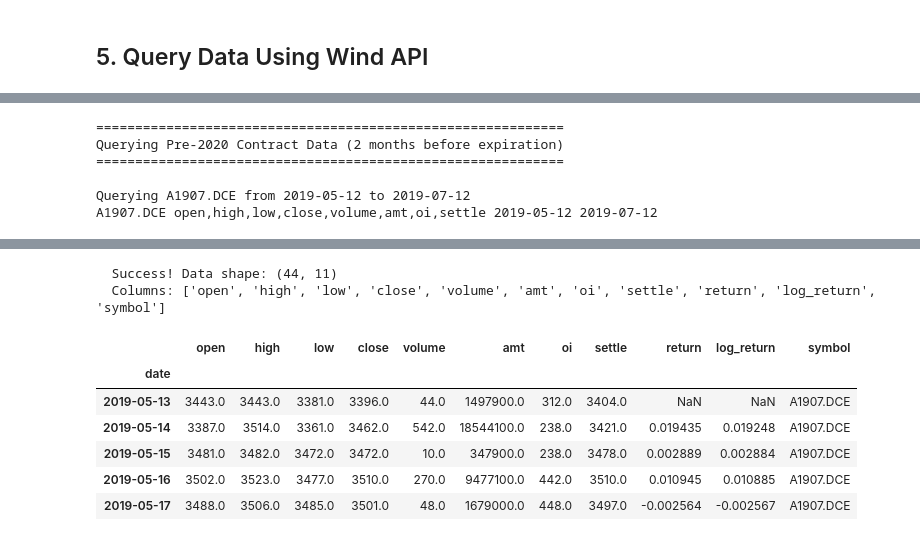
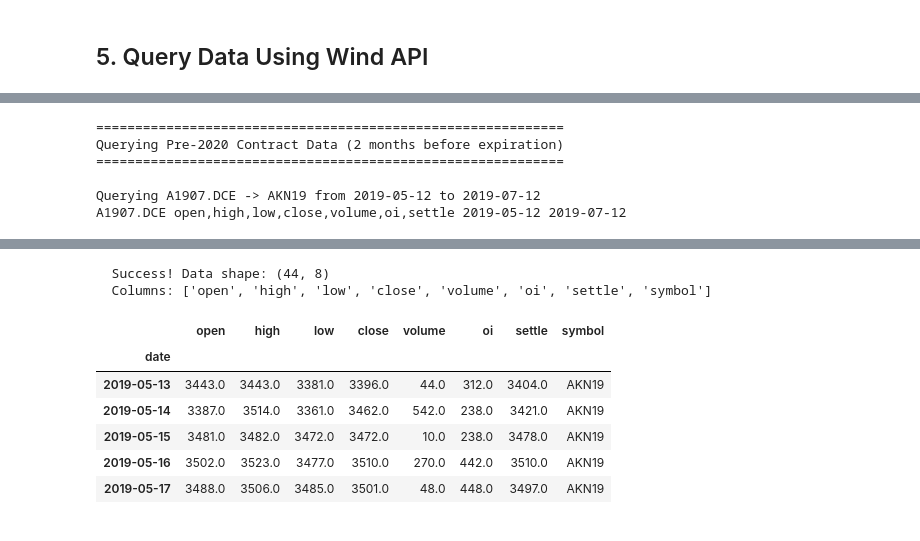
Before and after one commit to ellipticgenus/my_backtest, a Jupyter notebook: notebooks/wind_api_example.ipynb, the cells around one changed output, grey strips where cells are left out. Saved outputs shown, nothing was run; the diff lists cells and outputs as text; code cells hidden in the pictures.

Commit message:
adding commodity future symbol type detection and cleaning up config fields

```diff
--- a/notebooks/wind_api_example.ipynb
+++ b/notebooks/wind_api_example.ipynb
@@ -212,25 +212,31 @@ Sample of CBT Soybean contracts with last trading days:
 pre_2020_contract = 'N19'  # July 2019
 contract_2026 = 'N26'      # July 2026
 
-# Generate Wind tickers for each commodity and contract
+# Generate Wind tickers and storage symbols for each commodity and contract
 print("=" * 60)
-print("Selected Contracts and Wind Tickers")
+print("Selected Contracts: Wind Tickers & Storage Symbols")
 print("=" * 60)
 
 print("\nPre-2020 Contract (expired before 2020):")
 dce_pre2020_ticker = dce_soybean.generate_wind_ticker(pre_2020_contract)
 czce_pre2020_ticker = czce_sugar.generate_wind_ticker(pre_2020_contract)
 cbt_pre2020_ticker = cbt_soybean.generate_wind_ticker(pre_2020_contract)
-print(f"  DCE No.1 Soybean {pre_2020_contract}: {dce_pre2020_ticker}")
-print(f"  CZCE White Sugar {pre_2020_contract}: {czce_pre2020_ticker}")
-print(f"  CBT Soybean {pre_2020_contract}: {cbt_pre2020_ticker}")
+dce_pre2020_storage = dce_soybean.generate_storage_symbol(pre_2020_contract)
+czce_pre2020_storage = czce_sugar.generate_storage_symbol(pre_2020_contract)
+cbt_pre2020_storage = cbt_soybean.generate_storage_symbol(pre_2020_contract)
+print(f"  DCE No.1 Soybean {pre_2020_contract}: wind={dce_pre2020_ticker}, storage={dce_pre2020_storage}")
+print(f"  CZCE White Sugar {pre_2020_contract}: wind={czce_pre2020_ticker}, storage={czce_pre2020_storage}")
+print(f"  CBT Soybean {pre_2020_contract}: wind={cbt_pre2020_ticker}, storage={cbt_pre2020_storage}")
 
 print("\n2026 Contract (expires in 2026):")
 dce_2026_ticker = dce_soybean.generate_wind_ticker(contract_2026)
 czce_2026_ticker = czce_sugar.generate_wind_ticker(contract_2026)
 cbt_2026_ticker = cbt_soybean.generate_wind_ticker(contract_2026)
-print(f"  DCE No.1 Soybean {contract_2026}: {dce_2026_ticker}")
-print(f"  CZCE White Sugar {contract_2026}: {czce_2026_ticker}")
-print(f"  CBT Soybean {contract_2026}: {cbt_2026_ticker}")
+dce_2026_storage = dce_soybean.generate_storage_symbol(contract_2026)
+czce_2026_storage = czce_sugar.generate_storage_symbol(contract_2026)
+cbt_2026_storage = cbt_soybean.generate_storage_symbol(contract_2026)
+print(f"  DCE No.1 Soybean {contract_2026}: wind={dce_2026_ticker}, storage={dce_2026_storage}")
+print(f"  CZCE White Sugar {contract_2026}: wind={czce_2026_ticker}, storage={czce_2026_storage}")
+print(f"  CBT Soybean {contract_2026}: wind={cbt_2026_ticker}, storage={cbt_2026_storage}")
 # %% [output]
 ============================================================
@@ -373,13 +379,14 @@ print("Querying Pre-2020 Contract Data (2 months before expiration)")
 print("=" * 60)
 
 # DCE No.1 Soybean - Pre-2020
-print(f"\nQuerying {dce_pre2020_ticker} from {dce_pre2020_start} to {dce_pre2020_ltd}")
+print(f"\nQuerying {dce_pre2020_ticker} -> {dce_pre2020_storage} from {dce_pre2020_start} to {dce_pre2020_ltd}")
 dce_pre2020_result = pipeline.run_single(
     symbol=dce_pre2020_ticker,
     start_date=dce_pre2020_start,
     end_date=dce_pre2020_ltd,
     fields=None,  # Uses default future_fields
-    save_to_disk=False
+    save_to_disk=False,
+    storage_symbol=dce_pre2020_storage
 )
 
 if dce_pre2020_result['success']:
@@ -395,5 +402,5 @@ else:
 Querying Pre-2020 Contract Data (2 months before expiration)
 ============================================================
 
-Querying A1907.DCE from 2019-05-12 to 2019-07-12
-A1907.DCE open,high,low,close,volume,amt,oi,settle 2019-05-12 2019-07-12
+Querying A1907.DCE -> AKN19 from 2019-05-12 to 2019-07-12
+A1907.DCE open,high,low,close,volume,oi,settle 2019-05-12 2019-07-12
@@ -401,11 +408,11 @@ A1907.DCE open,high,low,close,volume,amt,oi,settle 2019-05-12 2019-07-12
-  Success! Data shape: (44, 11)
-  Columns: ['open', 'high', 'low', 'close', 'volume', 'amt', 'oi', 'settle', 'return', 'log_return', 'symbol']
+  Success! Data shape: (44, 8)
+  Columns: ['open', 'high', 'low', 'close', 'volume', 'oi', 'settle', 'symbol']
-|  | open | high | low | close | volume | amt | oi | settle | return | log_return | symbol |
-| date |  |  |  |  |  |  |  |  |  |  |  |
-| 2019-05-13 | 3443.0 | 3443.0 | 3381.0 | 3396.0 | 44.0 | 1497900.0 | 312.0 | 3404.0 | NaN | NaN | A1907.DCE |
-| 2019-05-14 | 3387.0 | 3514.0 | 3361.0 | 3462.0 | 542.0 | 18544100.0 | 238.0 | 3421.0 | 0.019435 | 0.019248 | A1907.DCE |
-| 2019-05-15 | 3481.0 | 3482.0 | 3472.0 | 3472.0 | 10.0 | 347900.0 | 238.0 | 3478.0 | 0.002889 | 0.002884 | A1907.DCE |
-| 2019-05-16 | 3502.0 | 3523.0 | 3477.0 | 3510.0 | 270.0 | 9477100.0 | 442.0 | 3510.0 | 0.010945 | 0.010885 | A1907.DCE |
-| 2019-05-17 | 3488.0 | 3506.0 | 3485.0 | 3501.0 | 48.0 | 1679000.0 | 448.0 | 3497.0 | -0.002564 | -0.002567 | A1907.DCE |
+|  | open | high | low | close | volume | oi | settle | symbol |
+| date |  |  |  |  |  |  |  |  |
+| 2019-05-13 | 3443.0 | 3443.0 | 3381.0 | 3396.0 | 44.0 | 312.0 | 3404.0 | AKN19 |
+| 2019-05-14 | 3387.0 | 3514.0 | 3361.0 | 3462.0 | 542.0 | 238.0 | 3421.0 | AKN19 |
+| 2019-05-15 | 3481.0 | 3482.0 | 3472.0 | 3472.0 | 10.0 | 238.0 | 3478.0 | AKN19 |
+| 2019-05-16 | 3502.0 | 3523.0 | 3477.0 | 3510.0 | 270.0 | 442.0 | 3510.0 | AKN19 |
+| 2019-05-17 | 3488.0 | 3506.0 | 3485.0 | 3501.0 | 48.0 | 448.0 | 3497.0 | AKN19 |
 # %%
 # CZCE White Sugar - Pre-2020
```
Also changed, not shown: parts of 10 cells of this notebook, 4 other files.
